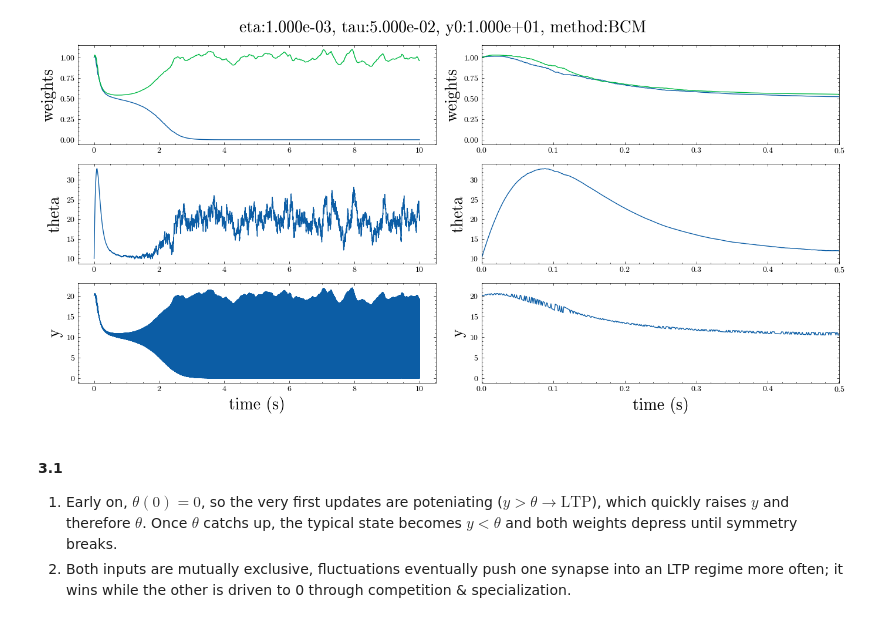
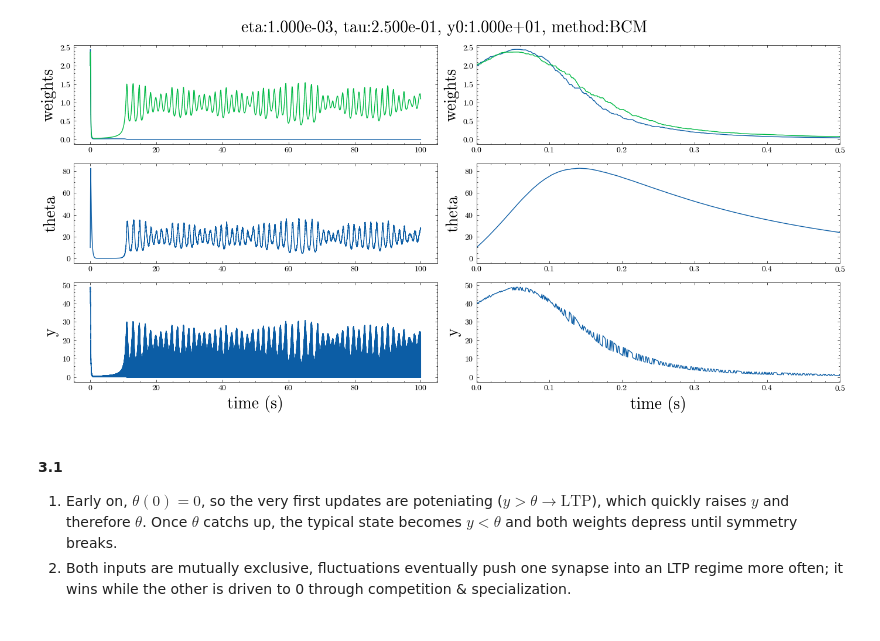
Before and after one commit to StevenZhang0116/MCN2025, a Jupyter notebook: ProblemSets/P2Q3.ipynb, the cells around one changed output. Saved outputs shown, nothing was run; the diff lists cells and outputs as text; code cells hidden in the pictures.

```diff
--- a/ProblemSets/P2Q3.ipynb
+++ b/ProblemSets/P2Q3.ipynb
@@ -14,10 +14,10 @@ plt.style.use(['no-latex'])
 
 savepath = "results/P2Q3/"
 # %%
-T = 10
+T = 100
 dt = 0.001
 eta = 10**-3 * 1.0
-tau = 0.050 * 1.0
+tau = 0.050 * 5.0
 y0 = 10.0 * 1.0
 
 method = "BCM"
@@ -29,7 +29,7 @@ lt = len(time)
 x1 = np.array([20, 0])
 x2 = np.array([0, 20])
 p_x = 0.5
-weight_scale = 1.0
+weight_scale = 2.0
 
 wt = np.zeros((2, lt))
 # wt[:, 0] = np.random.rand(2) * weight_scale
@@ -49,34 +49,34 @@ for tt in range(lt - 1):
     thetat[tt + 1] = thetat[tt] + dt / tau * (-thetat[tt] + yt[tt] ** 2 / y0)
 
     if method == "BCM":
         # BCM weight dynamics
         wt[:, tt+1] = wt[:, tt] + dt * eta * xt * yt[tt] * (yt[tt] - thetat[tt])
     elif method == "Hebbian":
         # Hebbian alternative
         wt[:, tt + 1] = wt[:, tt] + dt * eta * xt * yt[tt]
     else:
         raise ValueError("Unknown method: {}".format(method))
 
     wt[:, tt+1] = np.maximum(wt[:, tt+1], 0.0)
 
 # plotting
 fig, ax = plt.subplots(3, 2, figsize=(7*2, 7))
 for i in range(2):
     ax[0, i].plot(time, wt.T)
     ax[0, i].set_ylabel('weights', fontsize=20)
     ax[1, i].plot(time, thetat)
     ax[1, i].set_ylabel('theta', fontsize=20)
     ax[2, i].plot(time, yt)
     ax[2, i].set_xlabel('time (s)', fontsize=20)
     ax[2, i].set_ylabel('y', fontsize=20)
 for j in range(3):
     ax[j, 1].set_xlim([0, 0.5])  # first 500 times steps
 
 fig.suptitle(f"eta:{eta:.3e}, tau:{tau:.3e}, y0:{y0:.3e}, method:{method}", fontsize=20)
 fig.tight_layout()
 fig.savefig(savepath + f'P2Q3_{method}_seed{seed}.png', dpi=1000, bbox_inches='tight')
 # %% [output]
-[figure, old version]
+[figure, new version]
 # %% [markdown]
 #### 3.1
 
```
Also changed, not shown: 44 other files.
